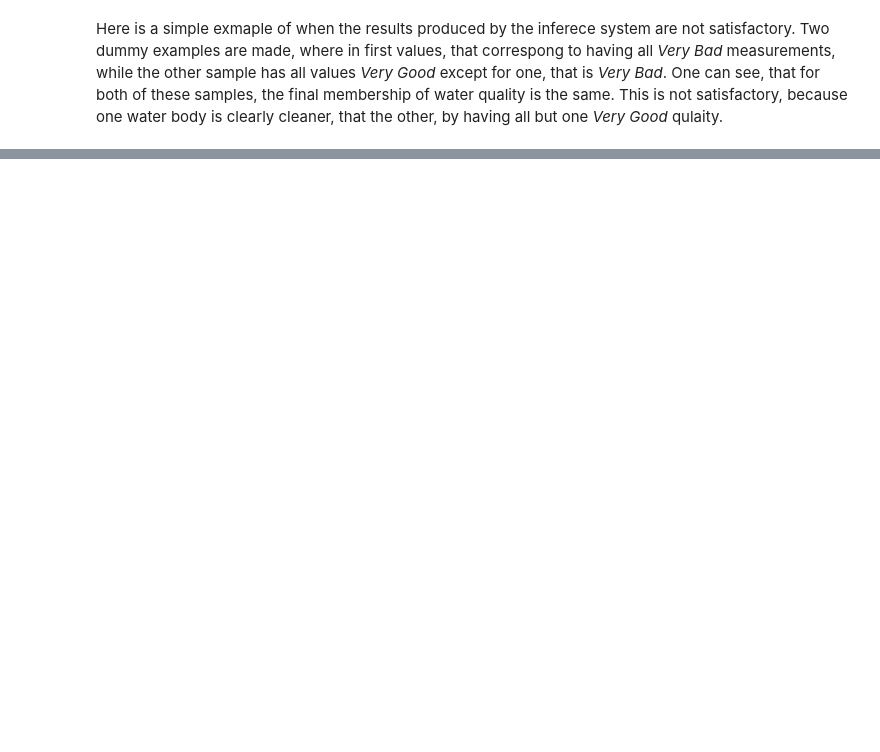
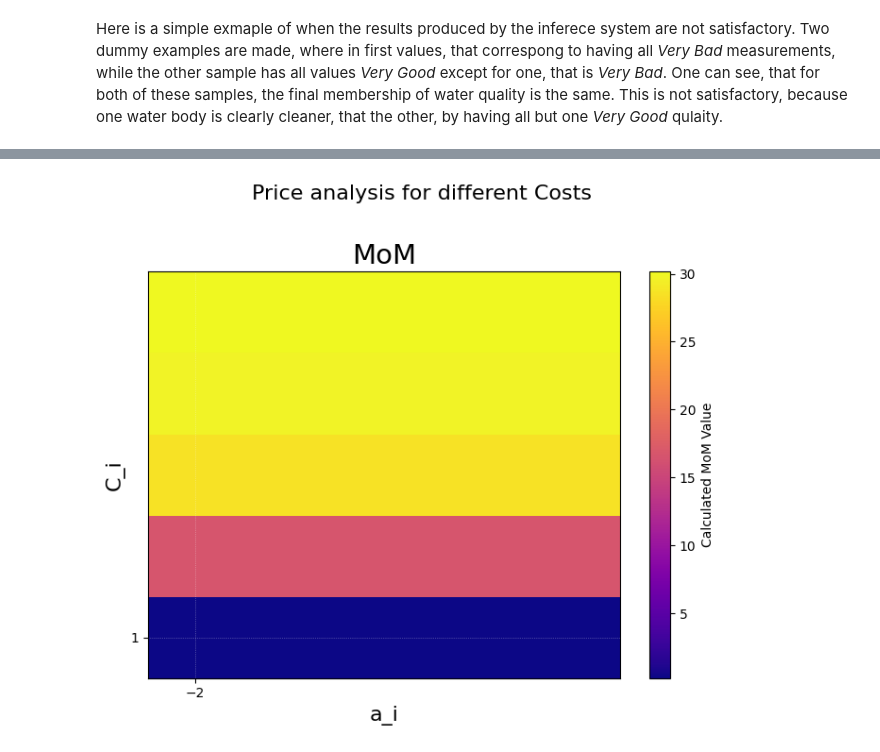
Before and after one commit to maartinjshz/Fuzzy-Rule-Base, a Jupyter notebook: conference_material/Notebooks/Implicative_syst_and_VoI.ipynb, the cells around one changed output, grey strips where cells are left out. Cells and saved outputs as stored; diff of their text form; code cells hidden in the pictures; blank space fills up the shorter version.

```diff
--- a/conference_material/Notebooks/Implicative_syst_and_VoI.ipynb
+++ b/conference_material/Notebooks/Implicative_syst_and_VoI.ipynb
@@ -248,0 +268,81 @@ Grid shape: (4, 3)
+# %%
+C_min = 1
+C_max = 300
+
+cost_value_config = {
+    'N': {
+        'bounds': (150, 150),
+        'left_spread': 20,
+        'right_spread': 20
+    },
+    'C': {
+        'bounds': (C_min, C_max),
+        'left_spread': 20,
+        'right_spread': 20
+    }
+}
+
+# Define payofff function
+def payoff_function_quadratic(u, mu, N, C):
+    return N + (-1) *  C * (mu *  mu * u * u)  + (-1) * N * mu * (1 - u)
+
+# Example of usage the Gosupe data.
+first_r7 = df_water_data[df_water_data['Station_type'] == 'R1'].iloc[0]
+type_1_qualityGrid = filter_qualityGrid_from_data(water_type=1)
+Number_of_grid_points = 100
+sample = first_r7.iloc[-5:].values.astype(float)
+sample[3] = type_1_qualityGrid[3,-1] - sample[3] + type_1_qualityGrid[3,0] # The O_2 levels are being inverted, as they have reversed order.
+antecendant_qualityGrid = filter_qualityGrid_from_data(water_type=1)
+
+
+step_size = 50
+results_MOM = np.zeros(( int((C_max-C_min)/step_size),int((C_max-C_min)/step_size)))
+results_perfect_info = np.zeros(( int((C_max-C_min)/step_size),int((C_max-C_min)/step_size)))
+results_additional_info = np.zeros(( int((C_max-C_min)/step_size),int((C_max-C_min)/step_size)))
+
+new_info_grid = np.linspace(-2, 10, int((C_max-C_min)/step_size) )
+
+type_1_system = ImplicativeInferenceSystem(antecendant_qualityGrid, type_of_modifier='altm',
+                                                number_of_grid_points=Number_of_grid_points,
+                                                type_of_tnorm='luk', aggregate_with_same_tnorm=False)
+membership_value  = type_1_system.inference(sample)
+
+if 'pr' in locals():
+    try:
+        pr.disable()
+    except Exception:
+        pass
+
+pr = cProfile.Profile()
+pr.enable()
+
+for id_a, a in enumerate(new_info_grid):
+    additional_info = type_1_system.inference(sample + a)
+    result_perfect_info, results_additional_info, ranges = perfect_additional_VoI_analysis(
+        membership_value,
+        additional_info,
+        step_size=step_size,
+        param_config=cost_value_config,
+        payoff_formula=payoff_function_quadratic,
+        u_space=np.linspace(0, 1, 100),
+    )
+    results_MOM[:, id_a] = result_perfect_info-results_additional_info
+
+pr.disable()
+
+s = StringIO()
+pstats.Stats(pr, stream=s).sort_stats("cumtime").print_stats(40)
+print(s.getvalue())
+
+plot_payoff_plots(results_MOM, "MoM",
+                  np.linspace(-2,2, int((C_max-C_min)/step_size) ), np.linspace(C_min, C_max, int((C_max-C_min)/step_size)),
+                  ["a_i", "C_i"])
+
+plot_payoff_plots(result_perfect_info, "Mom perfect info",
+                  np.linspace(-2,2, int((C_max-C_min)/step_size) ), np.linspace(C_min, C_max, int((C_max-C_min)/step_size)),
+                  ["a_i", "C_i"])
+
+plot_payoff_plots(results_additional_info, "Mom additional info",
+                  np.linspace(-2,2, int((C_max-C_min)/step_size) ), np.linspace(C_min, C_max, int((C_max-C_min)/step_size)),
+                  ["a_i", "C_i"])
+# %% [output]
@@ -248,0 +368 @@ Grid shape: (4, 3)
+[figure, added]
```
Also changed, not shown: parts of 20 cells of this notebook.
